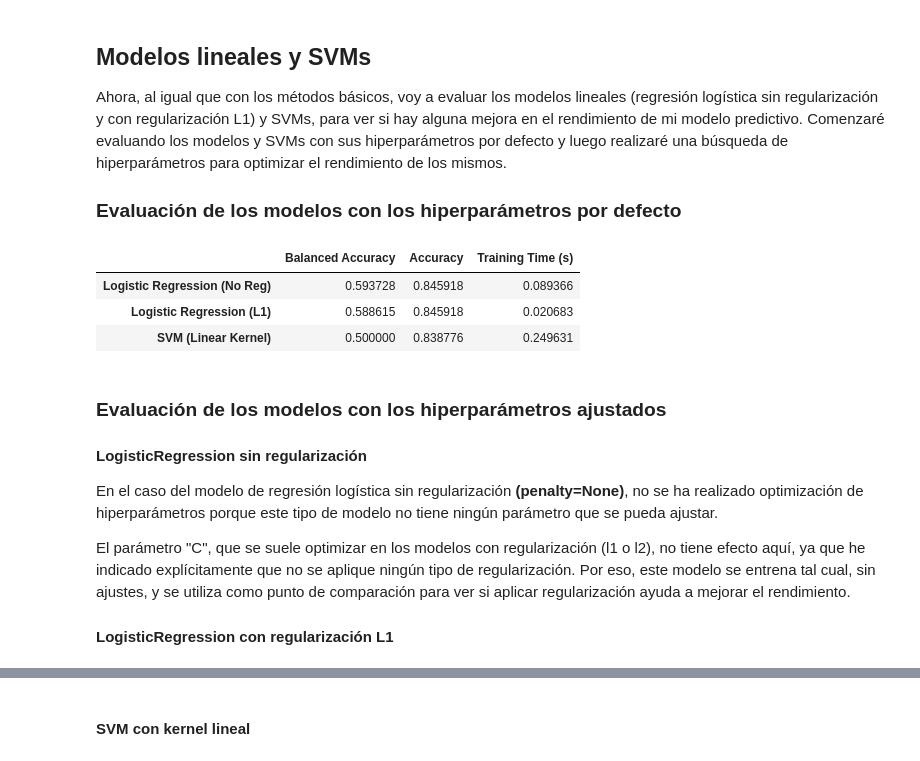
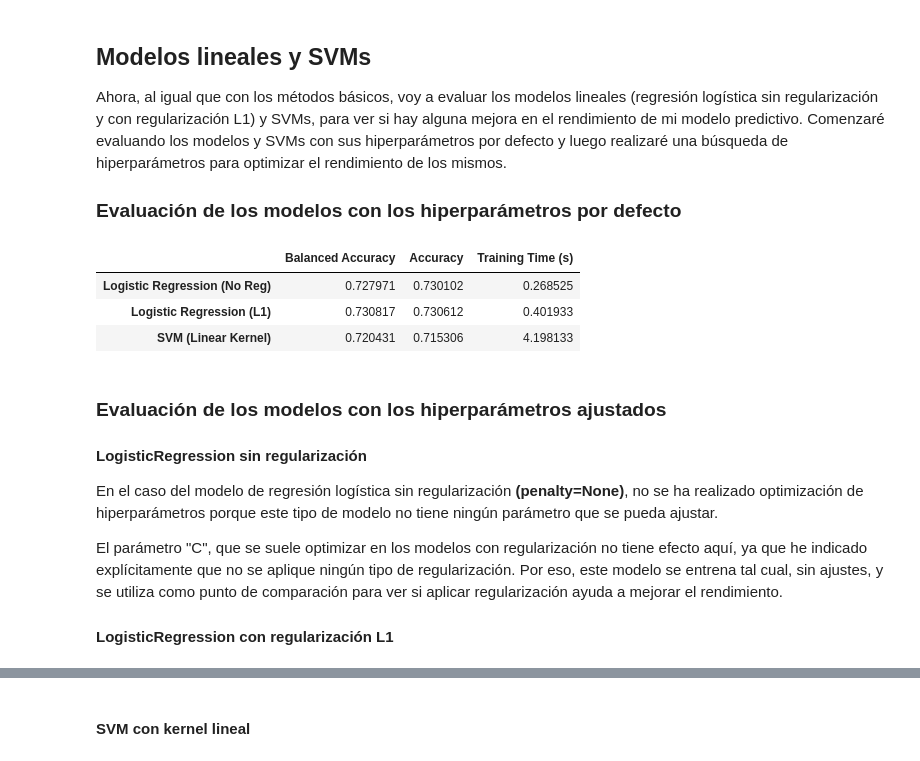
Before and after one commit to 100475757/ML_P1, a Jupyter notebook: notebook1.ipynb, the cells around one changed output, grey strips where cells are left out. Saved outputs shown, nothing was run; the diff lists cells and outputs as text; code cells hidden in the pictures.

```diff
--- a/notebook1.ipynb
+++ b/notebook1.ipynb
@@ -281,11 +279,0 @@ Voy a empezar crerando un modelo Dummy para tener una referencia de la que parti
-# %%
-# Crear y entrenar el modelo Dummy (predice siempre la clase mayoritaria)
-dummy_clf = DummyClassifier(strategy='most_frequent', random_state=SEED)
-dummy_clf.fit(X_train, y_train)
-
-# Predicciones en el conjunto de prueba con el modelo Dummy
-y_pred_dummy = dummy_clf.predict(X_test)
-
-# Métricas para el modelo Dummy
-balanced_accuracy_dummy = balanced_accuracy_score(y_test, y_pred_dummy)
-accuracy_dummy = accuracy_score(y_test, y_pred_dummy)
@@ -868,67 +888,77 @@ Ahora, al igual que con los métodos básicos, voy a evaluar los modelos lineale
 ### Evaluación de los modelos con los hiperparámetros por defecto
 # %%
 # LogisticRegression sin regularización
-lr_no_reg = LogisticRegression(penalty=None, random_state=SEED)
-start_time = time.time()
-lr_no_reg.fit(X_train, y_train)
-end_time = time.time()
-y_pred_lr_no_reg = lr_no_reg.predict(X_test)
 
-# Métricas
-bal_acc_lr_no_reg = balanced_accuracy_score(y_test, y_pred_lr_no_reg)
-acc_lr_no_reg = accuracy_score(y_test, y_pred_lr_no_reg)
+# Pipeline para Logistic Regression sin regularización
+pipeline_lr_no_reg = Pipeline([
+    ('imputer', SimpleImputer(strategy='mean')),
+    ('scaler', StandardScaler()),
+    ('lr', LogisticRegression(penalty=None, max_iter=1000, random_state=SEED, class_weight='balanced'))  # sin regularización
+])
+
+# CV para Logistic Regression sin regularización
+start_time_lr = time.time()
+bal_acc_lr_no_reg = cross_val_score(pipeline_lr_no_reg, X_train, y_train, cv=5, scoring='balanced_accuracy').mean()
+acc_lr_no_reg = cross_val_score(pipeline_lr_no_reg, X_train, y_train, cv=5, scoring='accuracy').mean()
+end_time_lr = time.time()
 
 # Tiempo de entrenamiento
-lr_time = end_time - start_time
+lr_time = end_time_lr - start_time_lr
 
 # -----------------------------------------------------------------------------------------------
 
 # LogisticRegression con regularización L1
-lr_l1 = LogisticRegression(penalty='l1', solver='liblinear', random_state=SEED)
+
+# Pipeline para Logistic Regression con regularización L1
+pipeline_lr_l1 = Pipeline([
+    ('imputer', SimpleImputer(strategy='mean')),
+    ('scaler', StandardScaler()),
+    ('lr', LogisticRegression(penalty='l1', solver='liblinear', max_iter=1000, class_weight='balanced', random_state=SEED))  # L1
+])
+# CV para Logistic Regression con regularización L1
 start_time_l1 = time.time()
-lr_l1.fit(X_train, y_train)
+bal_acc_lr_l1 = cross_val_score(pipeline_lr_l1, X_train, y_train, cv=5, scoring='balanced_accuracy').mean()
+acc_lr_l1 = cross_val_score(pipeline_lr_l1, X_train, y_train, cv=5, scoring='accuracy').mean()
 end_time_l1 = time.time()
-y_pred_lr_l1 = lr_l1.predict(X_test)
-
-# Métricas
-bal_acc_lr_l1 = balanced_accuracy_score(y_test, y_pred_lr_l1)
-acc_lr_l1 = accuracy_score(y_test, y_pred_lr_l1)
 
 # Tiempo de entrenamiento
 lr_time_l1 = end_time_l1 - start_time_l1
 
 # -----------------------------------------------------------------------------------------------
 
 # SVM con kernel lineal
-svm_linear = SVC(kernel='linear', random_state=SEED)
+
+# Pipeline para SVM con kernel lineal
+pipeline_svm_linear = Pipeline([
+    ('imputer', SimpleImputer(strategy='mean')),
+    ('scaler', StandardScaler()),
+    ('svm', SVC(kernel='linear', random_state=SEED, class_weight='balanced'))  # kernel lineal
+])
+# CV para SVM con kernel lineal
 start_time_svm = time.time()
-svm_linear.fit(X_train, y_train)
+bal_acc_svm = cross_val_score(pipeline_svm_linear, X_train, y_train, cv=5, scoring='balanced_accuracy').mean()
+acc_svm = cross_val_score(pipeline_svm_linear, X_train, y_train, cv=5, scoring='accuracy').mean()
 end_time_svm = time.time()
-y_pred_svm = svm_linear.predict(X_test)
-
-# Métricas
-bal_acc_svm = balanced_accuracy_score(y_test, y_pred_svm)
-acc_svm = accuracy_score(y_test, y_pred_svm)
 
 # Tiempo de entrenamiento
 svm_time = end_time_svm - start_time_svm
 
 # -----------------------------------------------------------------------------------------------
 
 # Crear un DataFrame con los resultados
 results_lr_svm = pd.DataFrame({
     "Balanced Accuracy": [bal_acc_lr_no_reg, bal_acc_lr_l1, bal_acc_svm],
     "Accuracy": [acc_lr_no_reg, acc_lr_l1, acc_svm],
     "Training Time (s)": [lr_time, lr_time_l1, svm_time]
 }, index=["Logistic Regression (No Reg)", "Logistic Regression (L1)", "SVM (Linear Kernel)"])
 
 # Mostrar el DataFrame
 display(results_lr_svm)
 # %% [output]
 |  | Balanced Accuracy | Accuracy | Training Time (s) |
-| Logistic Regression (No Reg) | 0.593728 | 0.845918 | 0.089366 |
-| Logistic Regression (L1) | 0.588615 | 0.845918 | 0.020683 |
-| SVM (Linear Kernel) | 0.500000 | 0.838776 | 0.249631 |
+| Logistic Regression (No Reg) | 0.727971 | 0.730102 | 0.268525 |
+| Logistic Regression (L1) | 0.730817 | 0.730612 | 0.401933 |
+| SVM (Linear Kernel) | 0.720431 | 0.715306 | 4.198133 |
 # %% [markdown]
 ### Evaluación de los modelos con los hiperparámetros ajustados
 #### LogisticRegression sin regularización
@@ -936,7 +966,7 @@ display(results_lr_svm)
 
 En el caso del modelo de regresión logística sin regularización **(penalty=None)**, no se ha realizado optimización de hiperparámetros porque este tipo de modelo no tiene ningún parámetro que se pueda ajustar.
 
-El parámetro "C", que se suele optimizar en los modelos con regularización (l1 o l2), no tiene efecto aquí, ya que he indicado explícitamente que no se aplique ningún tipo de regularización.
+El parámetro "C", que se suele optimizar en los modelos con regularización no tiene efecto aquí, ya que he indicado explícitamente que no se aplique ningún tipo de regularización.
 Por eso, este modelo se entrena tal cual, sin ajustes, y se utiliza como punto de comparación para ver si aplicar regularización ayuda a mejorar el rendimiento.
 
 #### LogisticRegression con regularización L1
```
Also changed, not shown: parts of 24 cells of this notebook.
